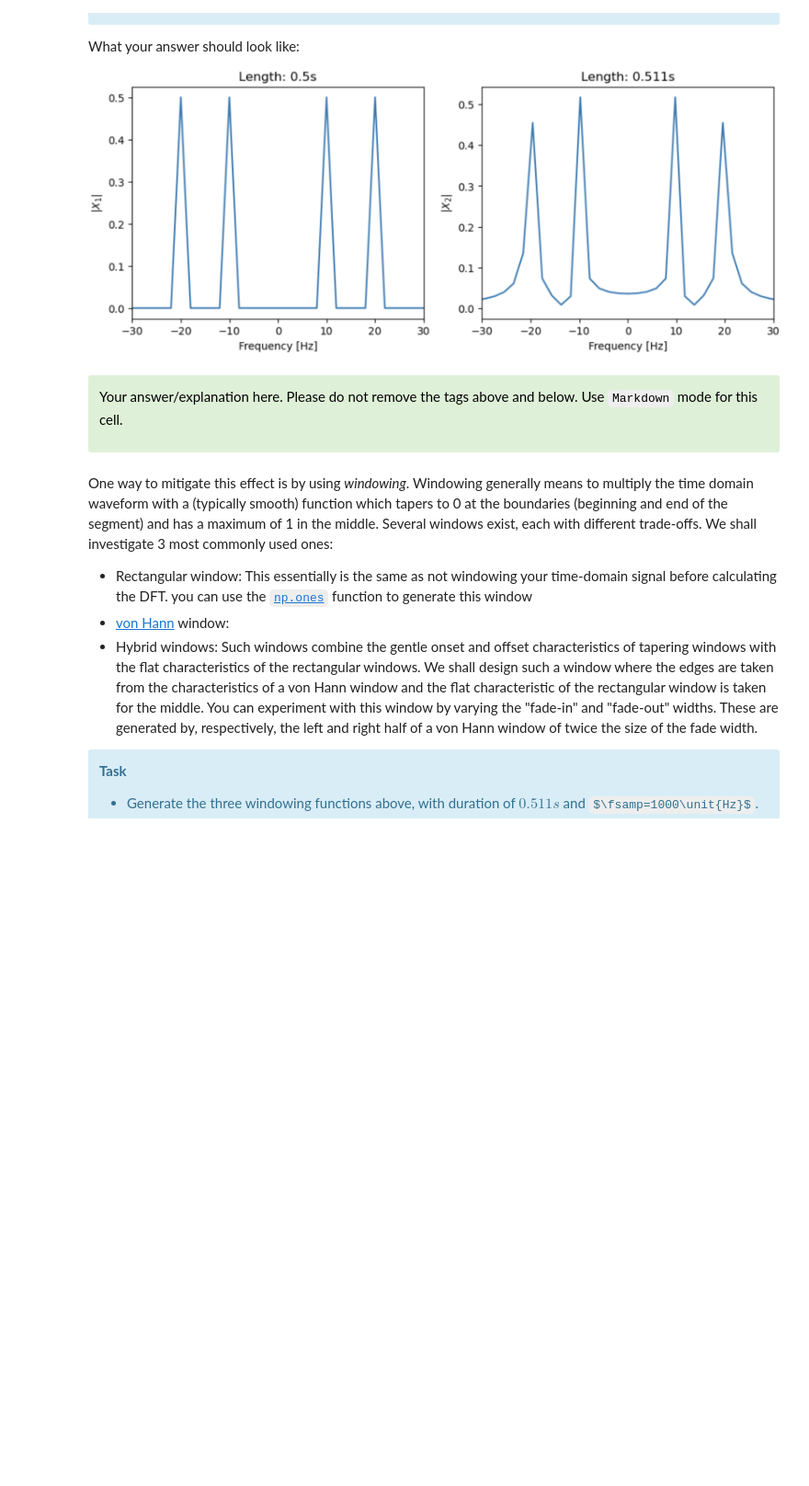
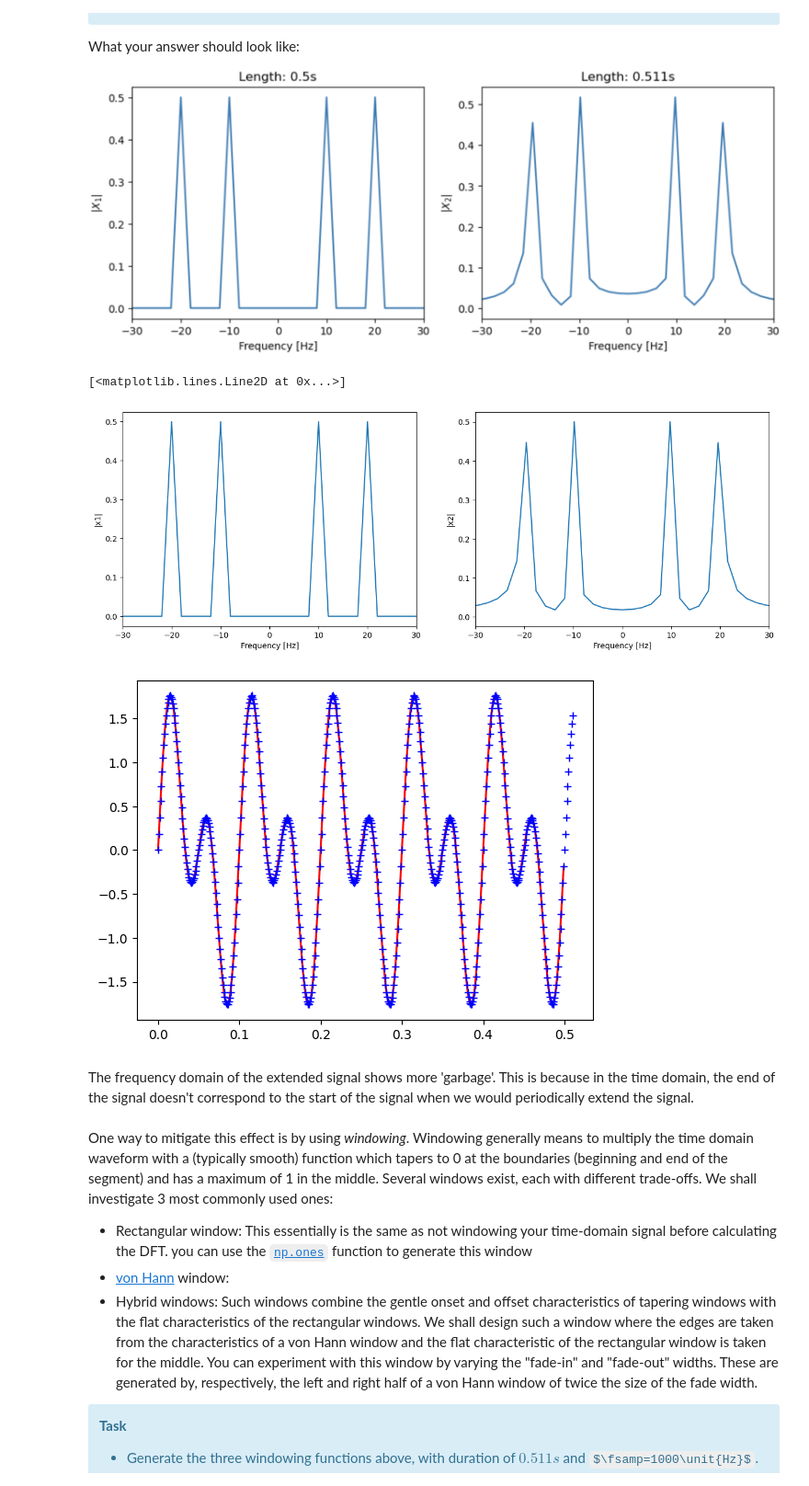
Before and after one commit to mrcocolinho/MSPS-Assignments, a Jupyter notebook: Notebooks/Assignment 1/ex01.ipynb, the cells around one changed output. Shown at 92% size. Cells and saved outputs as stored; diff of their text form; code cells hidden in the pictures; some formulas as TeX source; blank space fills up the shorter version.

```diff
--- a/Notebooks/Assignment 1/ex01.ipynb
+++ b/Notebooks/Assignment 1/ex01.ipynb
@@ -368,15 +366,41 @@ What your answer should look like:
-# %% [markdown]
-
-<div class="alert alert-success">
-<span style="color:black">
-
-
-Your answer/explanation here. Please do not remove the tags above and below. Use `Markdown` mode for this cell.
-
-
-
-</span>
-</div>
+# %%
+fs = 1000
+n1 = np.arange(0,0.5,1/fs)
+n2 = np.arange(0,0.511,1/fs)
+x1 = np.sin(2*np.pi*10*n1) + np.sin(2*np.pi*20*n1)
+x2 = np.sin(2*np.pi*10*n2) + np.sin(2*np.pi*20*n2)
+
+
+DFT=np.fft.fft(x1)
+mag1=np.fft.fftshift(np.abs(DFT)/n1.size)
+a=mag1.size
+freq1= np.fft.fftshift(np.fft.fftfreq(a, d=1/fs))
+
+DFT=np.fft.fft(x2)
+mag2=np.fft.fftshift(np.abs(DFT)/n2.size)
+a=mag2.size
+freq2= np.fft.fftshift(np.fft.fftfreq(a, d=1/fs))
+
+fig, (ax1, ax2) = plt.subplots(1, 2, figsize = (15,5))
+ax1.plot(freq1,mag1)
+ax1.set_xlim([-30, 30])
+ax1.set_xlabel('Frequency [Hz]')
+ax1.set_ylabel('|x1|')
+
+ax2.plot(freq2,mag2)
+ax2.set_xlim([-30, 30])
+ax2.set_xlabel('Frequency [Hz]')
+ax2.set_ylabel('|x2|')
+
+plt.figure(2)
+plt.plot(n1,x1,'r')
+plt.plot(n2,x2,'b+')
+# %% [output]
+[<matplotlib.lines.Line2D at 0x...>]
+[figure, added]
+[figure, added]
+# %% [markdown]
+The frequency domain of the extended signal shows more 'garbage'. This is because in the time domain, the end of the signal doesn't correspond to the start of the signal when we would periodically extend the signal.
 # %% [markdown]
 One way to mitigate this effect is by using _windowing_. Windowing generally means to multiply the time domain waveform with a (typically smooth) function which tapers to 0 at the boundaries (beginning and end of the segment) and has a maximum of 1 in the middle. Several windows exist, each with different trade-offs. We shall investigate 3 most commonly used ones:
 
```
Also changed, not shown: parts of 9 cells of this notebook.
